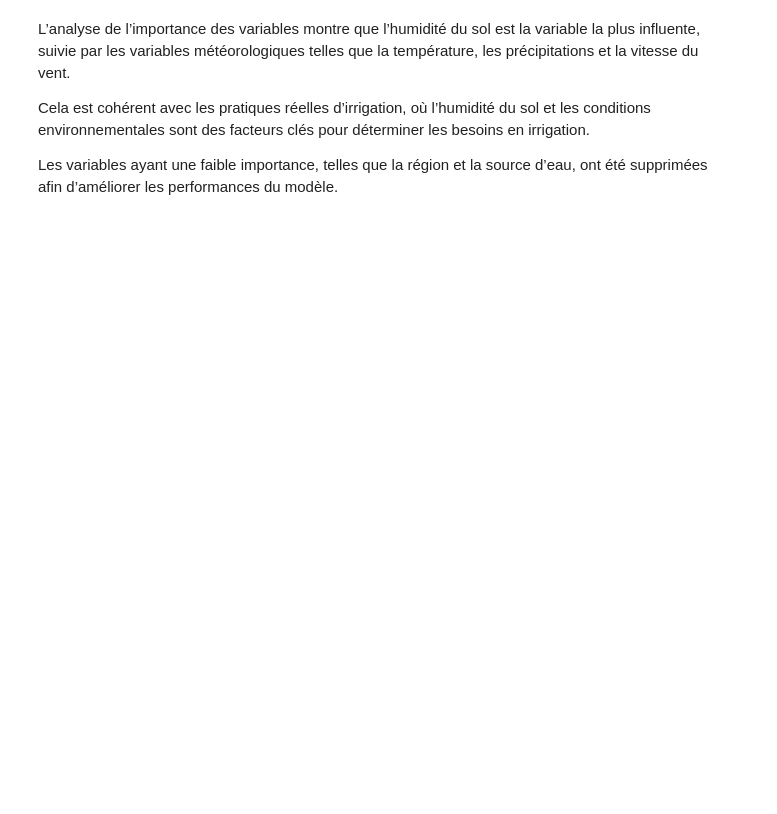
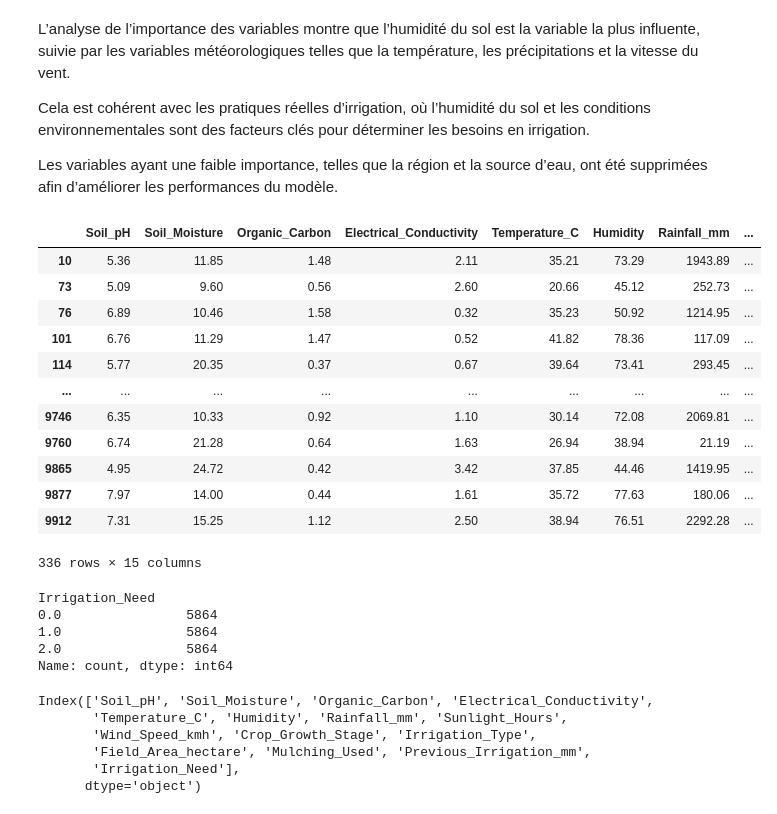
Before and after one commit to ayoubaoubid/irregation-inteligence, a Jupyter notebook: PreProcessing.ipynb, the cells around one changed output. Cells and saved outputs as stored; diff of their text form; code cells hidden in the pictures; blank space fills up the shorter version.

```diff
--- a/PreProcessing.ipynb
+++ b/PreProcessing.ipynb
@@ -40,4 +40,4 @@ df.describe()
 | 75% | 7.350000 | 50.940000 | 1.260000 | 2.650000 | 34.500000 | 77.705000 | 1880.265000 | ... |
 | max | 8.200000 | 65.000000 | 1.600000 | 3.500000 | 42.000000 | 95.000000 | 2499.690000 | ... |
 # %%
-df.drop(columns=['Region','Water_Source'], inplace=True)
+df.drop(columns=['Region','Water_Source','Water_Source','Season','Soil_Type','Region','Crop_Type'], inplace=True)
@@ -149,0 +189,34 @@ afin d’améliorer les performances du modèle.
+# %%
+df[df['Irrigation_Need'] == 'High']
+# %% [output]
+|  | Soil_pH | Soil_Moisture | Organic_Carbon | Electrical_Conductivity | Temperature_C | Humidity | Rainfall_mm | ... |
+| 10 | 5.36 | 11.85 | 1.48 | 2.11 | 35.21 | 73.29 | 1943.89 | ... |
+| 73 | 5.09 | 9.60 | 0.56 | 2.60 | 20.66 | 45.12 | 252.73 | ... |
+| 76 | 6.89 | 10.46 | 1.58 | 0.32 | 35.23 | 50.92 | 1214.95 | ... |
+| 101 | 6.76 | 11.29 | 1.47 | 0.52 | 41.82 | 78.36 | 117.09 | ... |
+| 114 | 5.77 | 20.35 | 0.37 | 0.67 | 39.64 | 73.41 | 293.45 | ... |
+| ... | ... | ... | ... | ... | ... | ... | ... | ... |
+| 9746 | 6.35 | 10.33 | 0.92 | 1.10 | 30.14 | 72.08 | 2069.81 | ... |
+| 9760 | 6.74 | 21.28 | 0.64 | 1.63 | 26.94 | 38.94 | 21.19 | ... |
+| 9865 | 4.95 | 24.72 | 0.42 | 3.42 | 37.85 | 44.46 | 1419.95 | ... |
+| 9877 | 7.97 | 14.00 | 0.44 | 1.61 | 35.72 | 77.63 | 180.06 | ... |
+| 9912 | 7.31 | 15.25 | 1.12 | 2.50 | 38.94 | 76.51 | 2292.28 | ... |
+336 rows × 15 columns
+# %%
+print(y_encoded.value_counts())
+# %% [output]
+Irrigation_Need
+0.0                5864
+1.0                5864
+2.0                5864
+Name: count, dtype: int64
+# %%
+df_data_cleaned = pd.read_csv('DataOps/Statics/irrigation_prediction_processed.csv')
+df.columns
+# %% [output]
+Index(['Soil_pH', 'Soil_Moisture', 'Organic_Carbon', 'Electrical_Conductivity',
+       'Temperature_C', 'Humidity', 'Rainfall_mm', 'Sunlight_Hours',
+       'Wind_Speed_kmh', 'Crop_Growth_Stage', 'Irrigation_Type',
+       'Field_Area_hectare', 'Mulching_Used', 'Previous_Irrigation_mm',
+       'Irrigation_Need'],
+      dtype='object')
```
Also changed, not shown: parts of 16 cells of this notebook, 1 other file.
